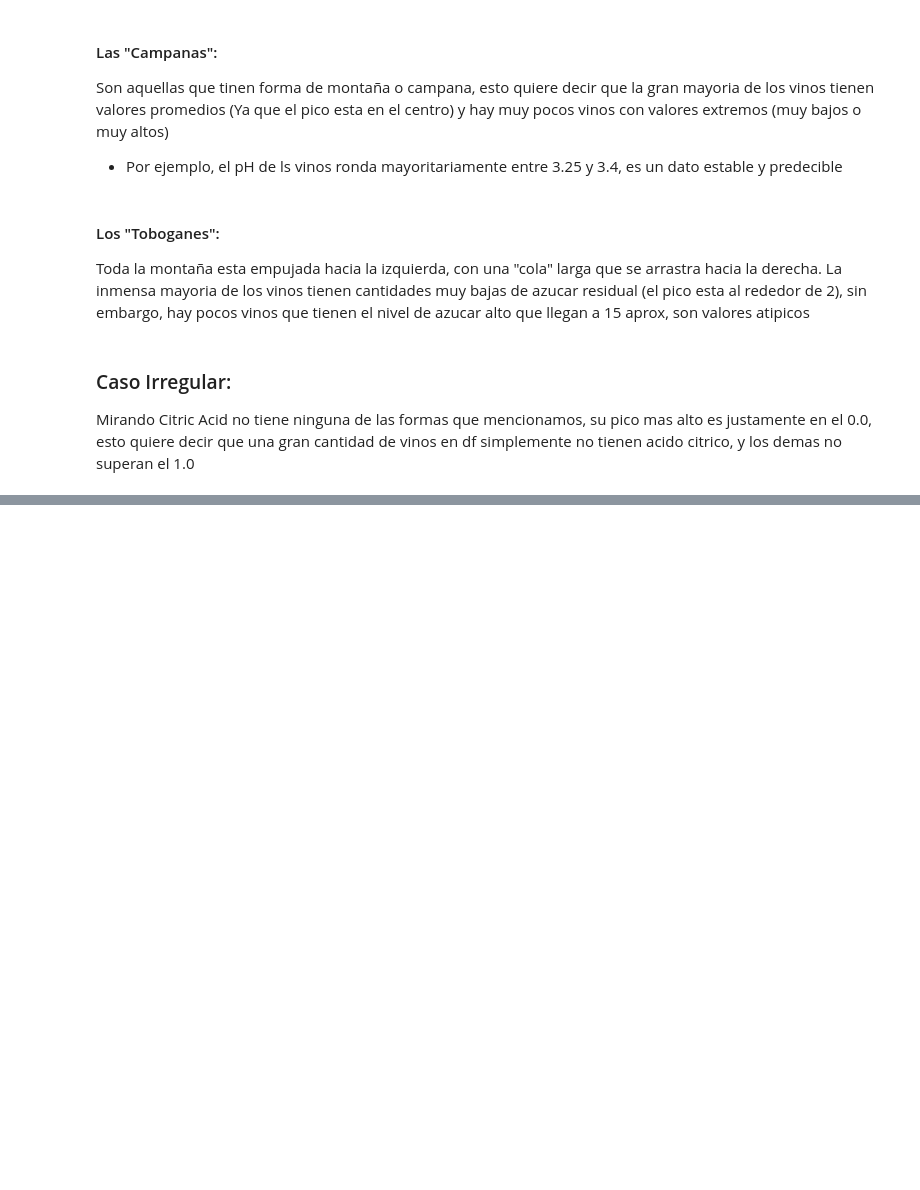
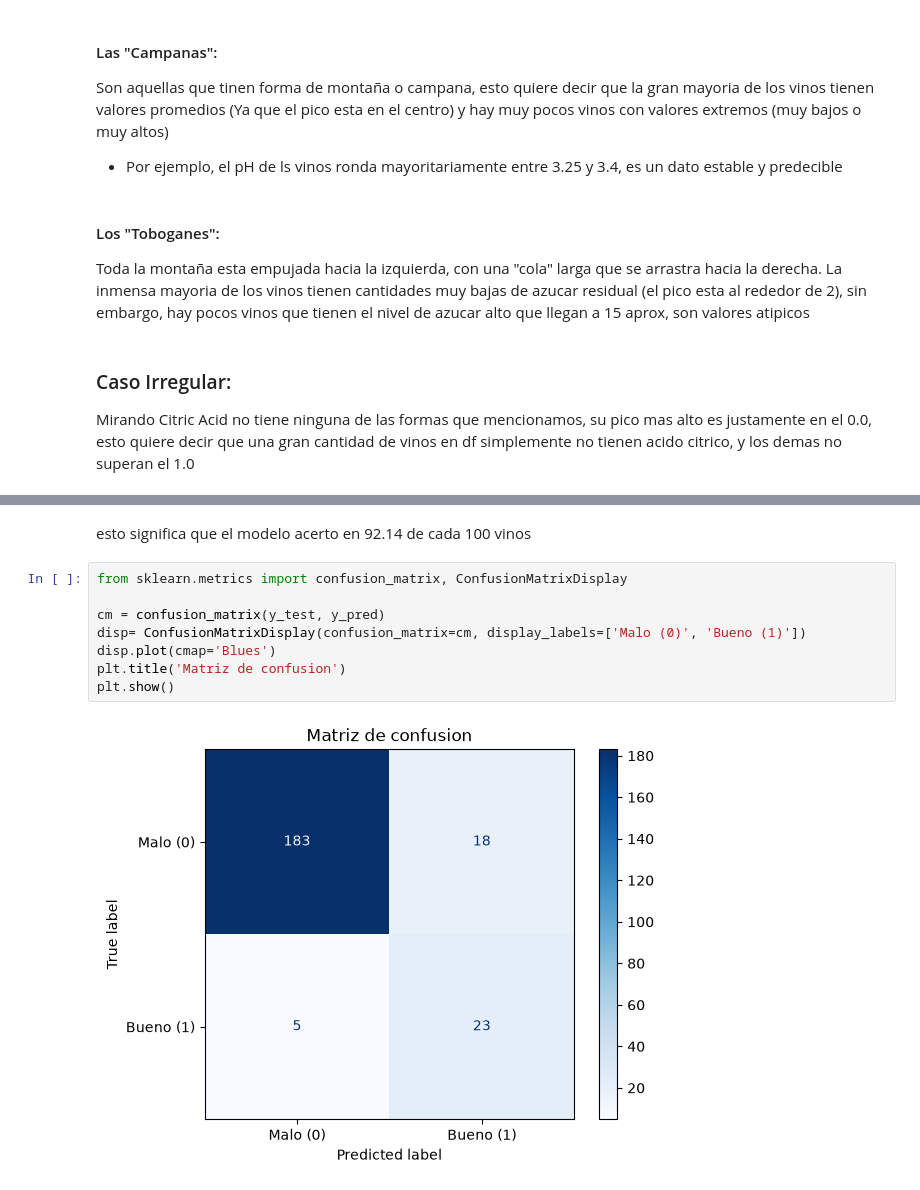
Before and after one commit to RamzLu/TLP3-pythonCienciasDeDatos, a Jupyter notebook: examenes/maching_learning_TP_vinos/notebook.ipynb, the cells around one changed output, grey strips where cells are left out. Saved outputs shown, nothing was run; the diff lists cells and outputs as text; blank space fills up the shorter version.

```diff
--- a/examenes/maching_learning_TP_vinos/notebook.ipynb
+++ b/examenes/maching_learning_TP_vinos/notebook.ipynb
@@ -162,0 +290,12 @@ Mirando Citric Acid no tiene ninguna de las formas que mencionamos, su pico mas
+# %% [markdown]
+esto significa que el modelo acerto en 92.14 de cada 100 vinos
+# %%
+from sklearn.metrics import confusion_matrix, ConfusionMatrixDisplay
+
+cm = confusion_matrix(y_test, y_pred)
+disp= ConfusionMatrixDisplay(confusion_matrix=cm, display_labels=['Malo (0)', 'Bueno (1)'])
+disp.plot(cmap='Blues')
+plt.title('Matriz de confusion')
+plt.show()
+# %% [output]
+[figure, added]
```
Also changed, not shown: parts of 25 cells of this notebook, 2 other files.
